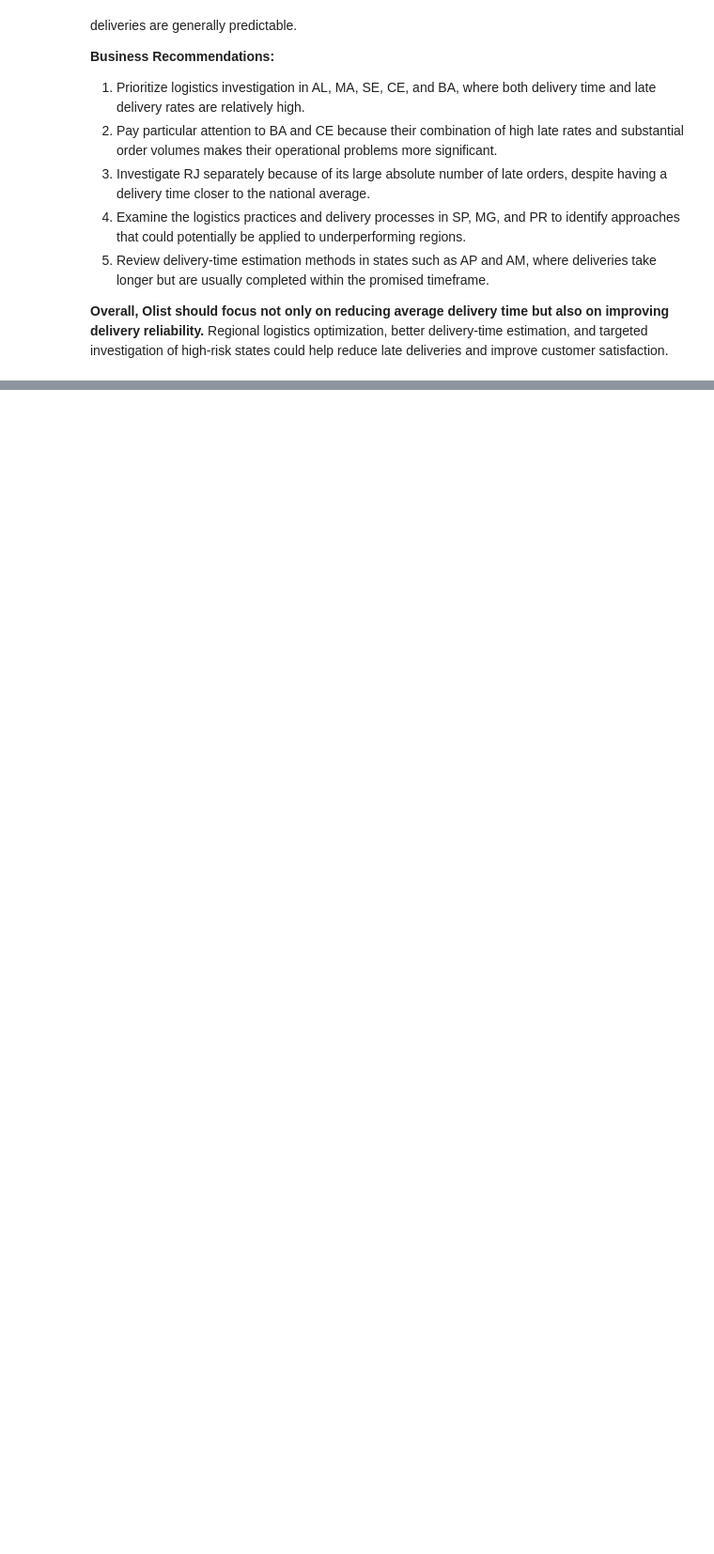
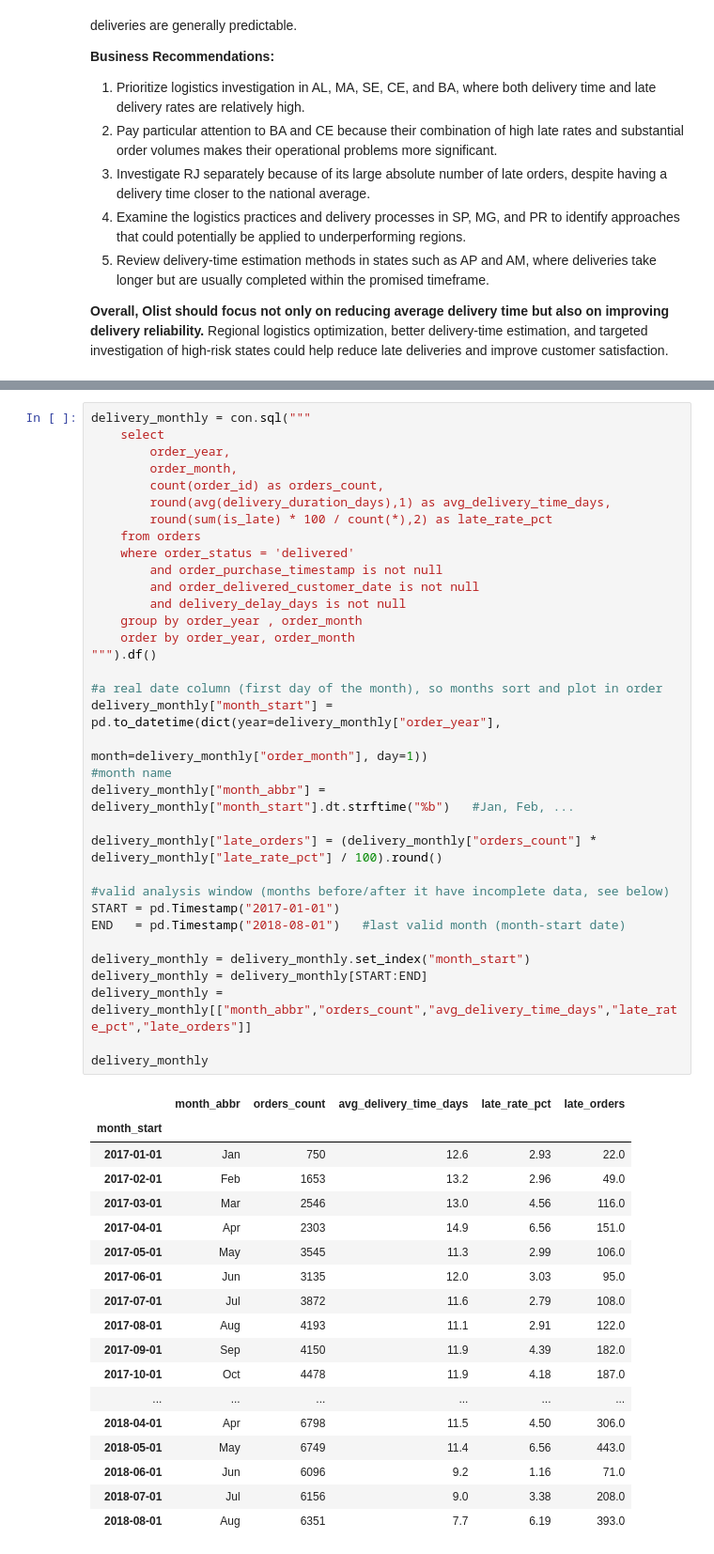
Before and after one commit to Abolfazl-Moradi006/Olist-data-analysis, a Jupyter notebook: Notebooks/6_Delivery_Performance_Analysis.ipynb, the cells around one changed output, grey strips where cells are left out. Shown at 94% size. Cells and saved outputs as stored; diff of their text form; blank space fills up the shorter version.

```diff
--- a/Notebooks/6_Delivery_Performance_Analysis.ipynb
+++ b/Notebooks/6_Delivery_Performance_Analysis.ipynb
@@ -603,0 +597,53 @@ The scatter plot also highlights an important distinction between slow delivery
+# %%
+delivery_monthly = con.sql("""
+    select
+        order_year,
+        order_month,
+        count(order_id) as orders_count,
+        round(avg(delivery_duration_days),1) as avg_delivery_time_days,
+        round(sum(is_late) * 100 / count(*),2) as late_rate_pct
+    from orders
+    where order_status = 'delivered'
+        and order_purchase_timestamp is not null
+        and order_delivered_customer_date is not null
+        and delivery_delay_days is not null
+    group by order_year , order_month
+    order by order_year, order_month
+""").df()
+
+#a real date column (first day of the month), so months sort and plot in order
+delivery_monthly["month_start"] = pd.to_datetime(dict(year=delivery_monthly["order_year"],
+                                                   month=delivery_monthly["order_month"], day=1))
+#month name
+delivery_monthly["month_abbr"] = delivery_monthly["month_start"].dt.strftime("%b")   #Jan, Feb, ...
+
+delivery_monthly["late_orders"] = (delivery_monthly["orders_count"] * delivery_monthly["late_rate_pct"] / 100).round()
+
+#valid analysis window (months before/after it have incomplete data, see below)
+START = pd.Timestamp("2017-01-01")
+END   = pd.Timestamp("2018-08-01")   #last valid month (month-start date)
+
+delivery_monthly = delivery_monthly.set_index("month_start")
+delivery_monthly = delivery_monthly[START:END]
+delivery_monthly = delivery_monthly[["month_abbr","orders_count","avg_delivery_time_days","late_rate_pct","late_orders"]]
+
+delivery_monthly
+# %% [output]
+|  | month_abbr | orders_count | avg_delivery_time_days | late_rate_pct | late_orders |
+| month_start |  |  |  |  |  |
+| 2017-01-01 | Jan | 750 | 12.6 | 2.93 | 22.0 |
+| 2017-02-01 | Feb | 1653 | 13.2 | 2.96 | 49.0 |
+| 2017-03-01 | Mar | 2546 | 13.0 | 4.56 | 116.0 |
+| 2017-04-01 | Apr | 2303 | 14.9 | 6.56 | 151.0 |
+| 2017-05-01 | May | 3545 | 11.3 | 2.99 | 106.0 |
+| 2017-06-01 | Jun | 3135 | 12.0 | 3.03 | 95.0 |
+| 2017-07-01 | Jul | 3872 | 11.6 | 2.79 | 108.0 |
+| 2017-08-01 | Aug | 4193 | 11.1 | 2.91 | 122.0 |
+| 2017-09-01 | Sep | 4150 | 11.9 | 4.39 | 182.0 |
+| 2017-10-01 | Oct | 4478 | 11.9 | 4.18 | 187.0 |
+| ... | ... | ... | ... | ... | ... |
+| 2018-04-01 | Apr | 6798 | 11.5 | 4.50 | 306.0 |
+| 2018-05-01 | May | 6749 | 11.4 | 6.56 | 443.0 |
+| 2018-06-01 | Jun | 6096 | 9.2 | 1.16 | 71.0 |
+| 2018-07-01 | Jul | 6156 | 9.0 | 3.38 | 208.0 |
+| 2018-08-01 | Aug | 6351 | 7.7 | 6.19 | 393.0 |
```
Also changed, not shown: parts of 8 cells of this notebook.
